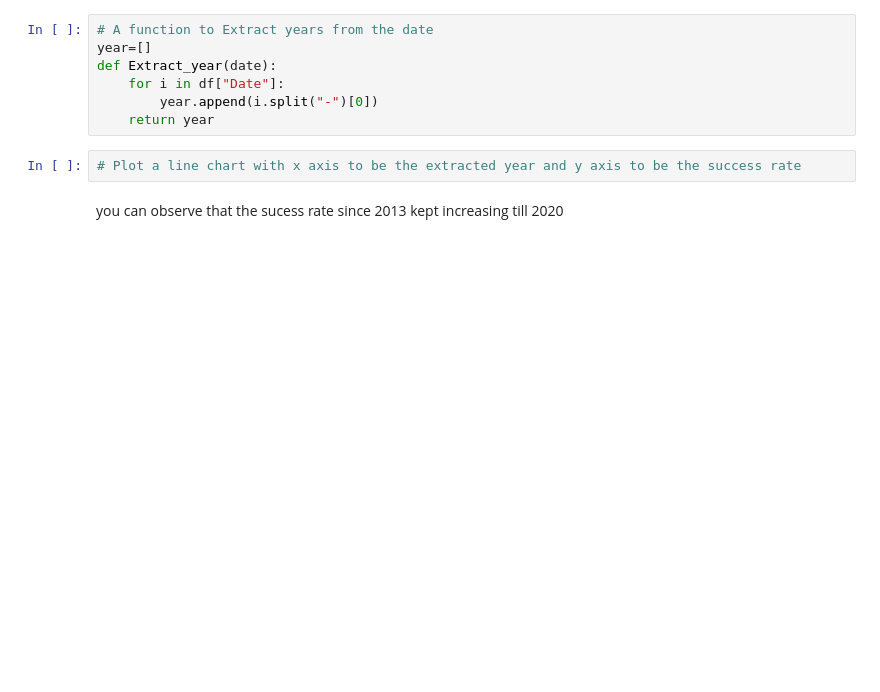
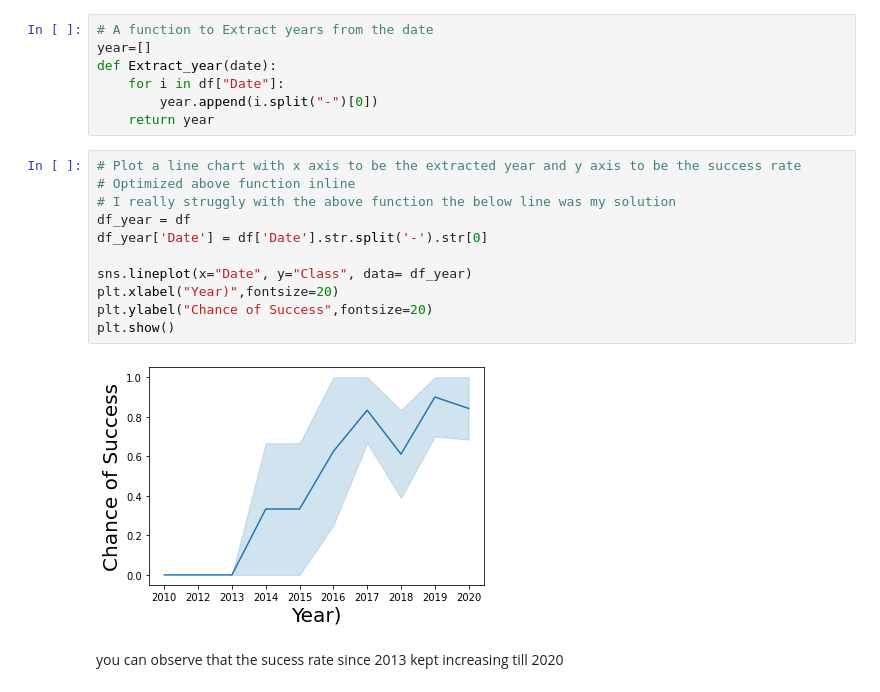
Before and after one commit to MarcCaseyGibson/IBM-Data-Science2021, a Jupyter notebook: Lab4_EDA_Visualization.ipynb, the cells around one changed output. Saved outputs shown, nothing was run; the diff lists cells and outputs as text; blank space fills up the shorter version.

```diff
--- a/Lab4_EDA_Visualization.ipynb
+++ b/Lab4_EDA_Visualization.ipynb
@@ -149,6 +171,17 @@ def Extract_year(date):
     return year
 # %%
 # Plot a line chart with x axis to be the extracted year and y axis to be the success rate
+# Optimized above function inline
+# I really struggly with the above function the below line was my solution
+df_year = df
+df_year['Date'] = df['Date'].str.split('-').str[0]
+
+sns.lineplot(x="Date", y="Class", data= df_year)
+plt.xlabel("Year)",fontsize=20)
+plt.ylabel("Chance of Success",fontsize=20)
+plt.show()
+# %% [output]
+[figure, added]
 # %% [markdown]
 you can observe that the sucess rate since 2013 kept increasing till 2020
 # %% [markdown]
```
Also changed, not shown: parts of 8 cells of this notebook.
